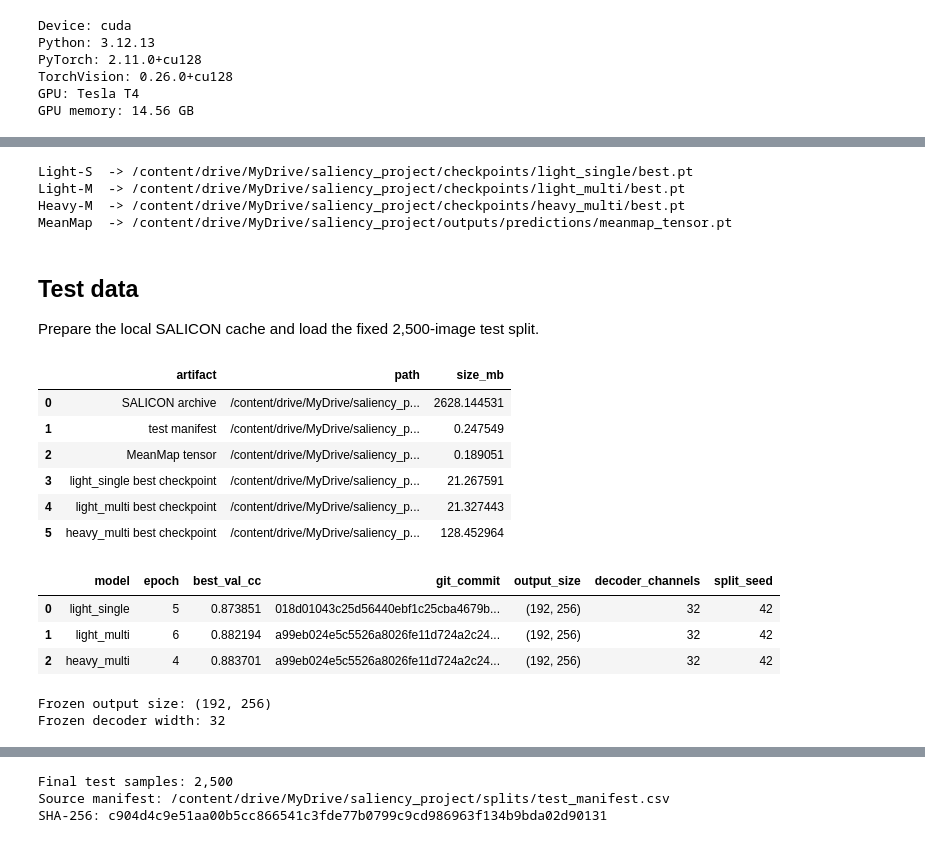
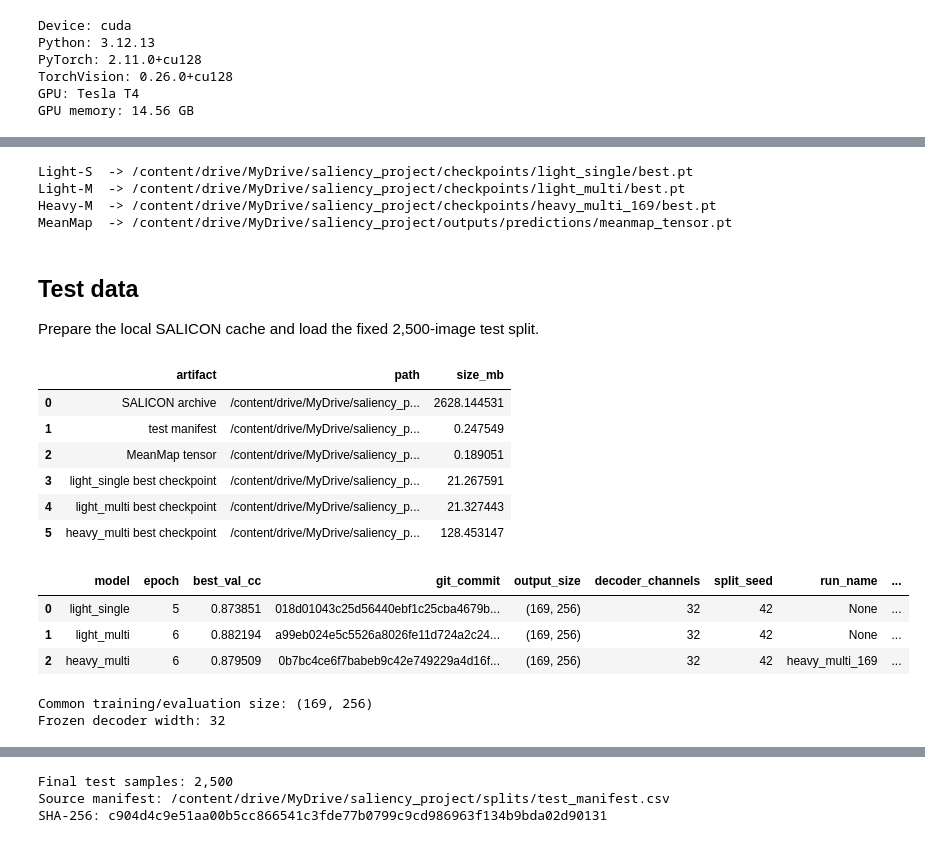
Before and after one commit to RicoDalB/efficient-saliency-prediction, a Jupyter notebook: notebooks/06_final_evaluation.ipynb, the cells around one changed output, grey strips where cells are left out. Drawn from its saved outputs; the diff is of its cells as text; code cells hidden in the pictures.

```diff
--- a/notebooks/06_final_evaluation.ipynb
+++ b/notebooks/06_final_evaluation.ipynb
@@ -27,15 +27,21 @@ DRIVE_DATA_ROOT = DRIVE_ROOT / "data" / "SALICON"
 
 CHECKPOINT_ROOT = DRIVE_ROOT / "checkpoints"
 OUTPUT_ROOT = DRIVE_ROOT / "outputs"
-METRICS_ROOT = OUTPUT_ROOT / "metrics"
-FIGURE_ROOT = OUTPUT_ROOT / "figures"
-PREDICTION_ROOT = OUTPUT_ROOT / "predictions" / "final_selected"
+
+# Old metric/history files remain in outputs/metrics.
+SOURCE_METRICS_ROOT = OUTPUT_ROOT / "metrics"
+
+# Save this new controlled evaluation separately.
+METRICS_ROOT = SOURCE_METRICS_ROOT / "final_evaluation_169"
+FIGURE_ROOT = OUTPUT_ROOT / "figures" / "final_evaluation_169"
+PREDICTION_ROOT = OUTPUT_ROOT / "predictions" / "final_selected_169"
+
 LOG_ROOT = DRIVE_ROOT / "logs"
 RUN_NOTE_ROOT = LOG_ROOT / "run_notes"
 SPLIT_ROOT = DRIVE_ROOT / "splits"
 
 SEED = 42
-DEFAULT_OUTPUT_SIZE = (192, 256)
+EXPECTED_OUTPUT_SIZE = (169, 256)
 DEFAULT_DECODER_CHANNELS = 32
 
 EVAL_BATCH_SIZE = 8
@@ -51,6 +57,7 @@ LATENCY_REPEATS = 3
 LATENCY_THREADS = 1
 
 print("Drive root:", DRIVE_ROOT)
+print("Expected evaluation size:", EXPECTED_OUTPUT_SIZE)
 print("Evaluation batch size:", EVAL_BATCH_SIZE)
 print("DataLoader workers:", NUM_WORKERS)
 # %% [output]
@@ -262,7 +269,7 @@ MODEL_SPECS = {
     },
     "heavy_multi": {
         "label": "Heavy-M",
-        "checkpoint": CHECKPOINT_ROOT / "heavy_multi" / "best.pt",
+        "checkpoint": CHECKPOINT_ROOT / "heavy_multi_169" / "best.pt",
     },
 }
 
@@ -275,7 +282,7 @@ print("MeanMap  ->", MEANMAP_PATH)
 # %% [output]
 Light-S  -> /content/drive/MyDrive/saliency_project/checkpoints/light_single/best.pt
 Light-M  -> /content/drive/MyDrive/saliency_project/checkpoints/light_multi/best.pt
-Heavy-M  -> /content/drive/MyDrive/saliency_project/checkpoints/heavy_multi/best.pt
+Heavy-M  -> /content/drive/MyDrive/saliency_project/checkpoints/heavy_multi_169/best.pt
 MeanMap  -> /content/drive/MyDrive/saliency_project/outputs/predictions/meanmap_tensor.pt
 # %% [markdown]
 ## Test data
@@ -334,7 +341,7 @@ display(artifact_check)
 | 2 | MeanMap tensor | /content/drive/MyDrive/saliency_p... | 0.189051 |
 | 3 | light_single best checkpoint | /content/drive/MyDrive/saliency_p... | 21.267591 |
 | 4 | light_multi best checkpoint | /content/drive/MyDrive/saliency_p... | 21.327443 |
-| 5 | heavy_multi best checkpoint | /content/drive/MyDrive/saliency_p... | 128.452964 |
+| 5 | heavy_multi best checkpoint | /content/drive/MyDrive/saliency_p... | 128.453147 |
 # %%
 def load_trusted_checkpoint_dict(path: Path) -> dict:
     try:
@@ -343,54 +350,91 @@ def load_trusted_checkpoint_dict(path: Path) -> dict:
         return torch.load(path, map_location="cpu")
 
 
+def read_training_output_size(config: dict) -> tuple[int, int] | None:
+    if "output_size" in config:
+        values = config["output_size"]
+        return (int(values[0]), int(values[1]))
+
+    if "output_height" in config and "output_width" in config:
+        return (
+            int(config["output_height"]),
+            int(config["output_width"]),
+        )
+
+    return None
+
+
 checkpoint_metadata = {}
 output_sizes = set()
 decoder_widths = set()
 
 for model_name, spec in MODEL_SPECS.items():
+    if not spec["checkpoint"].is_file():
+        raise FileNotFoundError(
+            f"Missing checkpoint for {model_name}: {spec['checkpoint']}"
+        )
+
     checkpoint = load_trusted_checkpoint_dict(spec["checkpoint"])
     config = checkpoint.get("config", {}) or {}
 
-    output_size = tuple(config.get("output_size", DEFAULT_OUTPUT_SIZE))
+    output_size = read_training_output_size(config)
+    if output_size is None:
+        raise RuntimeError(
+            f"{model_name} checkpoint does not record its training size."
+        )
+
     decoder_channels = int(
         config.get("decoder_channels", DEFAULT_DECODER_CHANNELS)
     )
+
+    if model_name == "heavy_multi":
+        run_name = config.get("run_name")
+        if run_name != "heavy_multi_169":
+            raise RuntimeError(
+                "The selected Heavy-M checkpoint is not the new 169 x 256 run. "
+                f"Recorded run_name: {run_name!r}"
+            )
 
     checkpoint_metadata[model_name] = {
         "epoch": checkpoint.get("epoch"),
         "best_val_cc": checkpoint.get("best_val_cc"),
         "git_commit": checkpoint.get("git_commit"),
         "output_size": output_size,
         "decoder_channels": decoder_channels,
         "split_seed": checkpoint.get("split_seed"),
+        "run_name": config.get("run_name"),
+        "checkpoint_path": str(spec["checkpoint"]),
     }
 
     output_sizes.add(output_size)
     decoder_widths.add(decoder_channels)
 
-if len(output_sizes) != 1:
-    raise RuntimeError(f"Different output sizes: {sorted(output_sizes)}")
+if output_sizes != {EXPECTED_OUTPUT_SIZE}:
+    raise RuntimeError(
+        "The three checkpoints were not all trained at 169 x 256. "
+        f"Recorded sizes: {sorted(output_sizes)}"
+    )
 
 if len(decoder_widths) != 1:
     raise RuntimeError(f"Different decoder widths: {sorted(decoder_widths)}")
 
-OUTPUT_SIZE = next(iter(output_sizes))
+OUTPUT_SIZE = EXPECTED_OUTPUT_SIZE
 DECODER_CHANNELS = next(iter(decoder_widths))
 
 metadata_table = pd.DataFrame.from_dict(
     checkpoint_metadata,
     orient="index",
 ).reset_index(names="model")
 
 display(metadata_table)
-print("Frozen output size:", OUTPUT_SIZE)
+print("Common training/evaluation size:", OUTPUT_SIZE)
 print("Frozen decoder width:", DECODER_CHANNELS)
 # %% [output]
-|  | model | epoch | best_val_cc | git_commit | output_size | decoder_channels | split_seed |
-| 0 | light_single | 5 | 0.873851 | 018d01043c25d56440ebf1c25cba4679b... | (192, 256) | 32 | 42 |
-| 1 | light_multi | 6 | 0.882194 | a99eb024e5c5526a8026fe11d724a2c24... | (192, 256) | 32 | 42 |
-| 2 | heavy_multi | 4 | 0.883701 | a99eb024e5c5526a8026fe11d724a2c24... | (192, 256) | 32 | 42 |
+|  | model | epoch | best_val_cc | git_commit | output_size | decoder_channels | split_seed | run_name | ... |
+| 0 | light_single | 5 | 0.873851 | 018d01043c25d56440ebf1c25cba4679b... | (169, 256) | 32 | 42 | None | ... |
+| 1 | light_multi | 6 | 0.882194 | a99eb024e5c5526a8026fe11d724a2c24... | (169, 256) | 32 | 42 | None | ... |
+| 2 | heavy_multi | 6 | 0.879509 | 0b7bc4ce6f7babeb9c42e749229a4d16f... | (169, 256) | 32 | 42 | heavy_multi_169 | ... |
-Frozen output size: (192, 256)
+Common training/evaluation size: (169, 256)
 Frozen decoder width: 32
 # %%
 LOCAL_CACHE_ROOT = Path("/content/saliency_cache")
```
Also changed, not shown: parts of 31 cells of this notebook, 1 other file.
